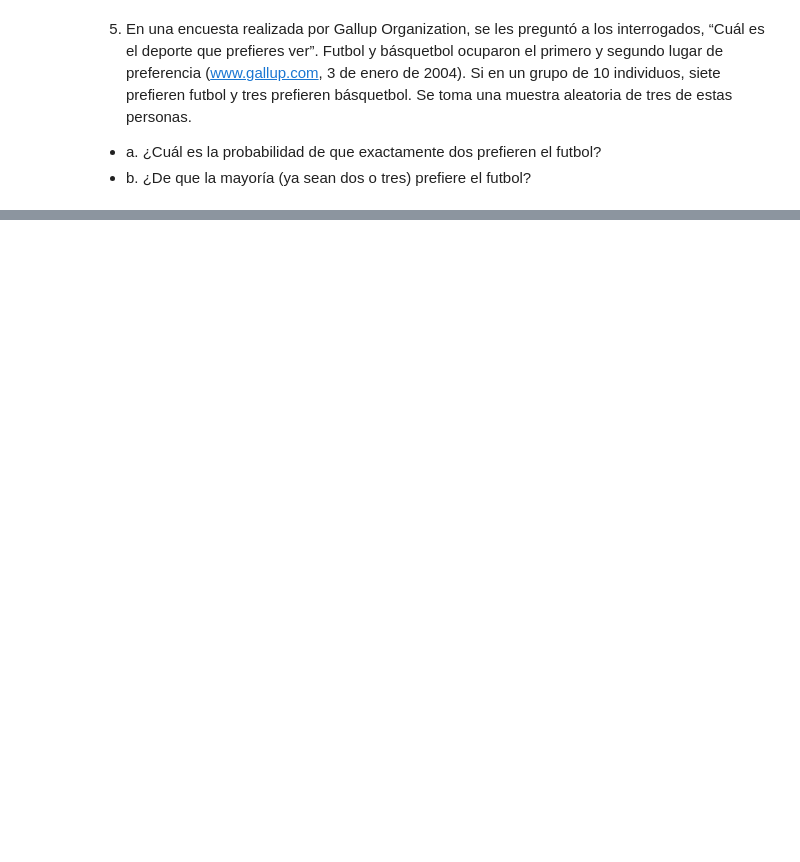
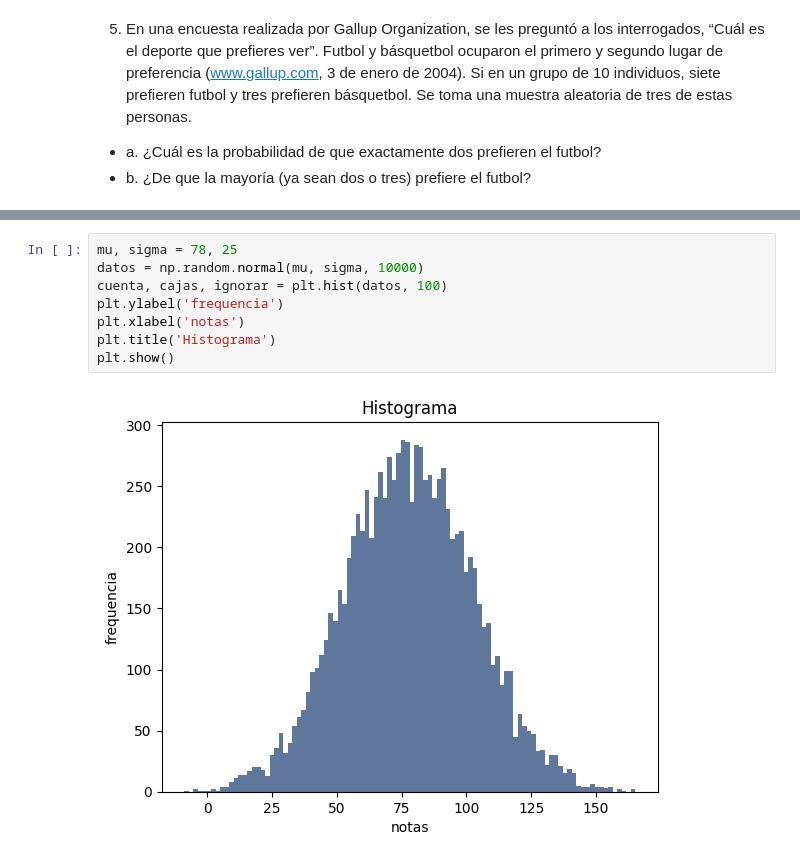
Before and after one commit to MarceloOrtizz/M2, a Jupyter notebook: Clase 04/Marcelo.ipynb, the cells around one changed output, grey strips where cells are left out. Drawn from its saved outputs; the diff is of its cells as text; blank space fills up the shorter version.

```diff
--- a/Clase 04/Marcelo.ipynb
+++ b/Clase 04/Marcelo.ipynb
@@ -196,0 +359,10 @@ probabilidad_hipergeometrica(N,X,n,x)
+# %%
+mu, sigma = 78, 25
+datos = np.random.normal(mu, sigma, 10000)
+cuenta, cajas, ignorar = plt.hist(datos, 100)
+plt.ylabel('frequencia')
+plt.xlabel('notas')
+plt.title('Histograma')
+plt.show()
+# %% [output]
+[figure, added]
```
Also changed, not shown: parts of 33 cells of this notebook.
